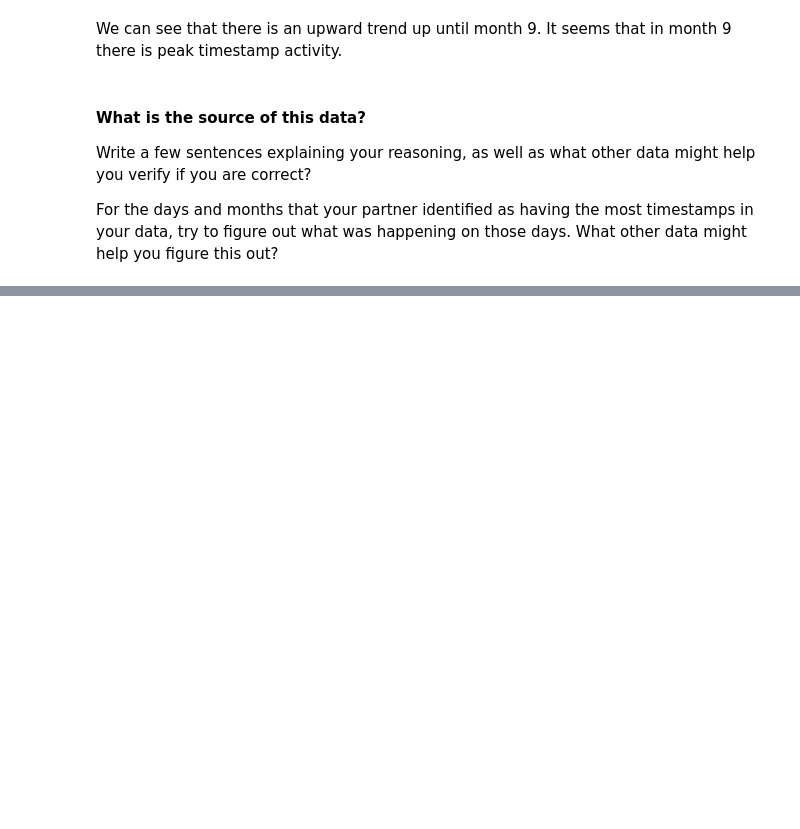
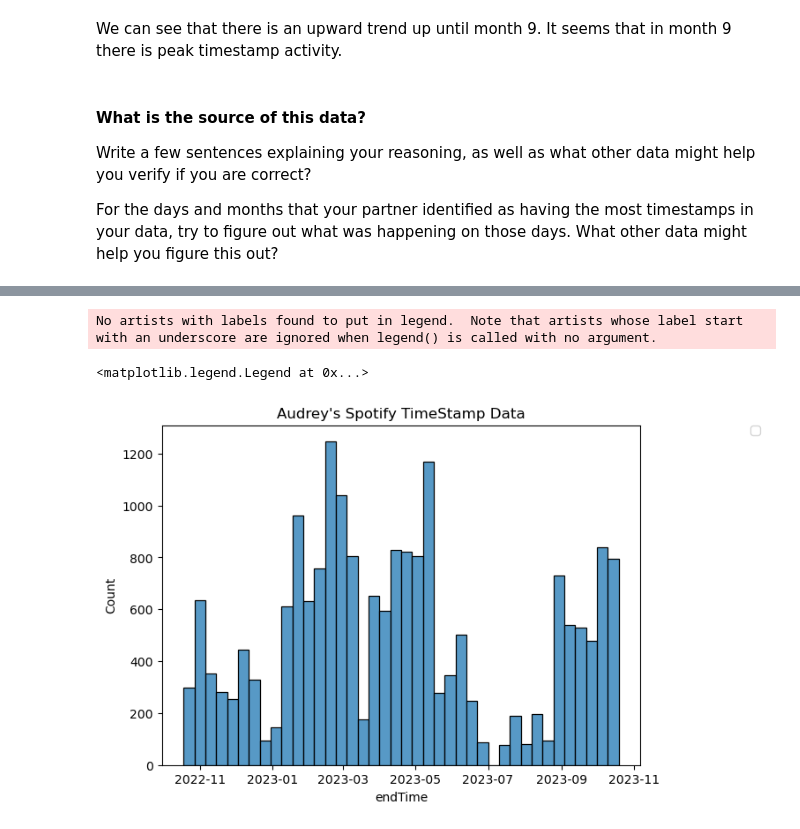
Before and after one commit to audreymarthin/Proj8_CS215_Audrey_Ruth, a Jupyter notebook: Project8_Audrey Marthin.ipynb, the cells around one changed output, grey strips where cells are left out. Drawn from its saved outputs; the diff is of its cells as text; code cells hidden in the pictures; blank space fills up the shorter version.

Commit message:
Updated Audrey Analyzation

```diff
--- a/Project8_Audrey Marthin.ipynb
+++ b/Project8_Audrey Marthin.ipynb
@@ -278,0 +277,3 @@ audrey.sort_values(by="endTime")
+# %%
+audrey['end_diff'] = audrey['endTime'].diff()
+audrey
@@ -278,0 +304,3 @@ audrey.sort_values(by="endTime")
+# %%
+audrey["date"]=pd.DatetimeIndex(audrey["endTime"]).date
+audrey["date"].value_counts()
@@ -278,0 +321,6 @@ audrey.sort_values(by="endTime")
+# %%
+#checking the frequency of the time spent on the app through the dates
+audrey['date']=audrey['endTime'].dt.date
+audrey['month_year'] = pd.to_datetime(audrey['date']).dt.strftime('%m-%Y')
+audrey['frequency'] = audrey['month_year'].map(audrey['month_year'].value_counts())
+audrey
@@ -278,0 +341,9 @@ audrey.sort_values(by="endTime")
+# %%
+plt.figure(figsize=(7, 5))
+sns.histplot(data=audrey["endTime"])
+plt.title("Audrey's Spotify TimeStamp Data")
+plt.legend(bbox_to_anchor=(1.25, 1), borderaxespad=0)
+# %% [output]
+No artists with labels found to put in legend.  Note that artists whose label start with an underscore are ignored when legend() is called with no argument.
+<matplotlib.legend.Legend at 0x...>
+[figure, added]
```
Also changed, not shown: parts of 19 cells of this notebook.
